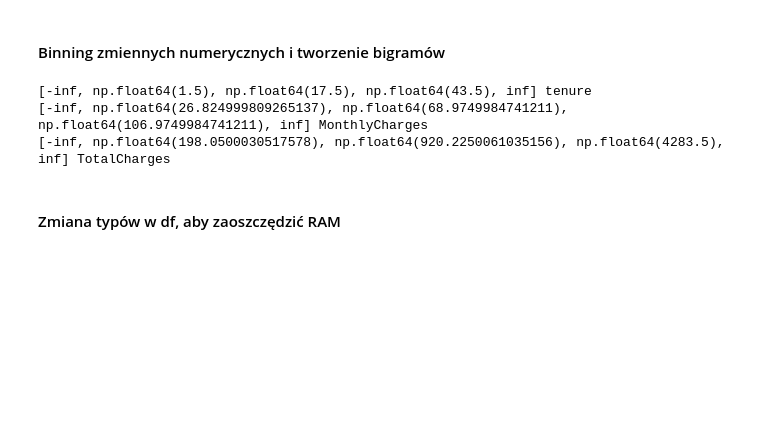
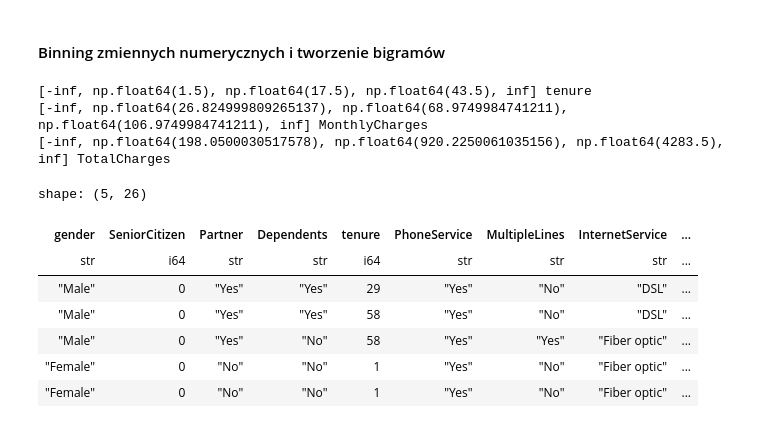
Before and after one commit to Wysocki-Piotr/kaggle-customer-churn-prediction, a Jupyter notebook: Features-creation.ipynb, the cells around one changed output. Cells and saved outputs as stored; diff of their text form; code cells hidden in the pictures; blank space fills up the shorter version.

```diff
--- a/Features-creation.ipynb
+++ b/Features-creation.ipynb
@@ -870,27 +892,12 @@ base_cat_features.extend(binned_cols)
-# %% [markdown]
-#### Zmiana typów w df, aby zaoszczędzić RAM
-# %%
-yes_no_cols = ['Partner', 'Dependents', 'PhoneService', 'PaperlessBilling']
-for col in yes_no_cols:
-    X_cv[col] = X_cv[col].map({'Yes': 1, 'No': 0}).astype('int8')
-
-X_cv['gender'] = X_cv['gender'].map({'Male': 0, 'Female': 1}).astype('int8')
-
-cat_cols = [
-    'MultipleLines', 'InternetService', 'OnlineSecurity', 'OnlineBackup',
-    'tenure_binned', 'MonthlyCharges_binned', 'TotalCharges_binned'
-]
-for col in cat_cols:
-    X_cv[col] = X_cv[col].astype('category')
-
-int_cols = ['SeniorCitizen', 'tenure', 'tenure_safe']
-for col in int_cols:
-    X_cv[col] = pd.to_numeric(X_cv[col], downcast='integer')
-
-float_cols = [
-    'MonthlyCharges', 'TotalCharges', 'Int_PriceShockRatio',
-    'Int_CostPerTenure', 'Int_ImpliedTenureDiff', 'Int_CumulativeBurden'
-]
-for col in float_cols:
-    X_cv[col] = pd.to_numeric(X_cv[col], downcast='float')
+# %%
+X_cv.head()
+# %% [output]
+shape: (5, 26)
+| gender | SeniorCitizen | Partner | Dependents | tenure | PhoneService | MultipleLines | InternetService | ... |
+| str | i64 | str | str | i64 | str | str | str | ... |
+| "Male" | 0 | "Yes" | "Yes" | 29 | "Yes" | "No" | "DSL" | ... |
+| "Male" | 0 | "Yes" | "Yes" | 58 | "Yes" | "No" | "DSL" | ... |
+| "Male" | 0 | "Yes" | "No" | 58 | "Yes" | "Yes" | "Fiber optic" | ... |
+| "Female" | 0 | "No" | "No" | 1 | "Yes" | "No" | "Fiber optic" | ... |
+| "Female" | 0 | "No" | "No" | 1 | "Yes" | "No" | "Fiber optic" | ... |
 # %%
```
Also changed, not shown: parts of 36 cells of this notebook.
